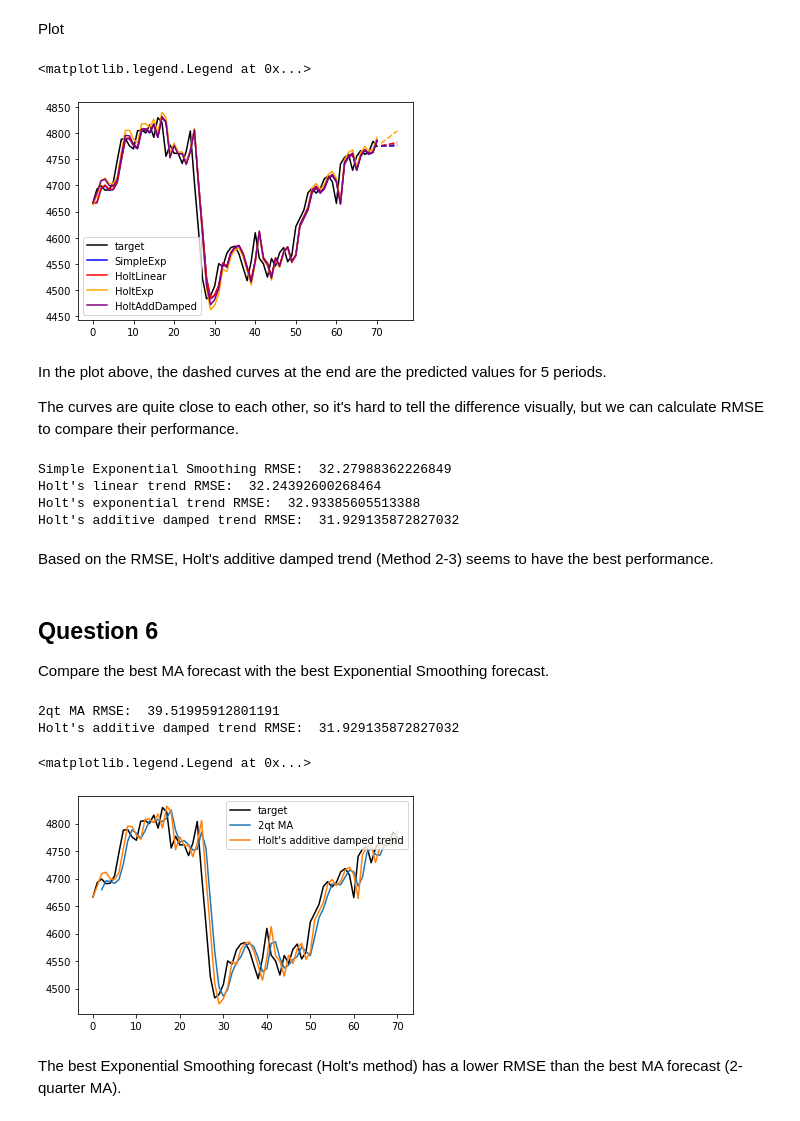
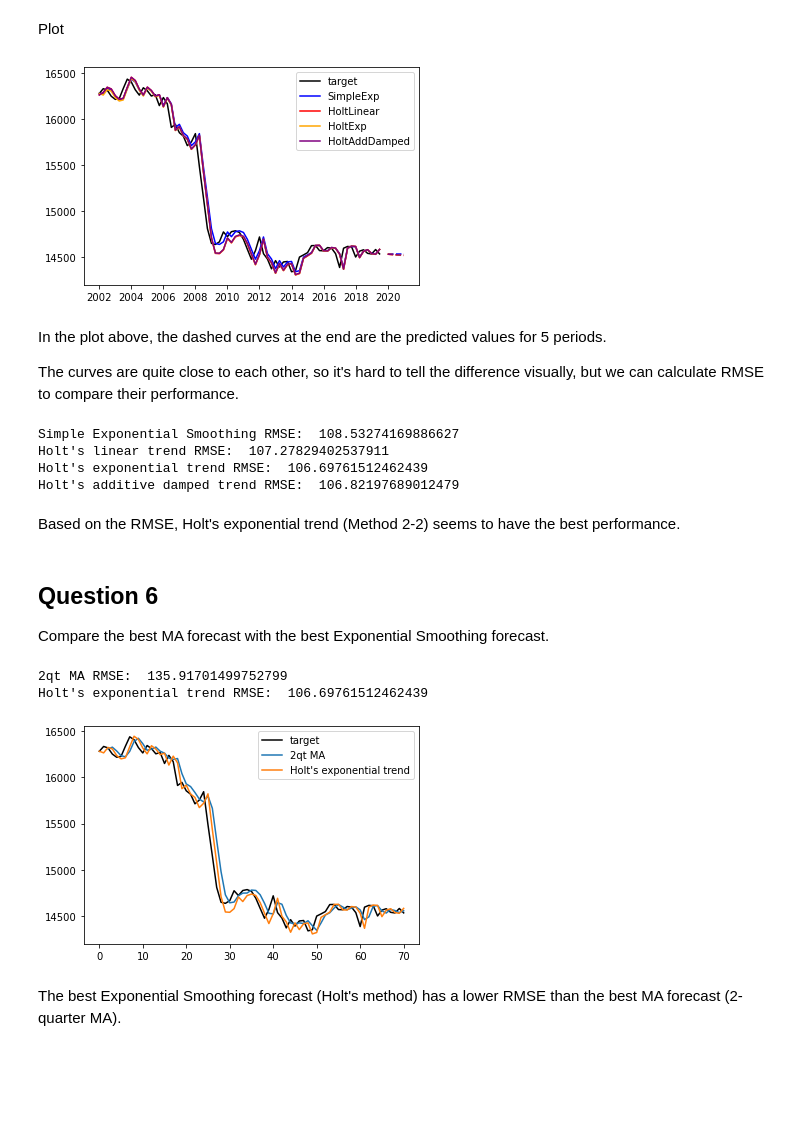
Before and after one commit to YichengShen/forecast, a Jupyter notebook: notebooks/02_pset2.ipynb, the cells around one changed output. Cells and saved outputs as stored; diff of their text form; code cells hidden in the pictures; blank space fills up the shorter version.

```diff
--- a/notebooks/02_pset2.ipynb
+++ b/notebooks/02_pset2.ipynb
@@ -295,69 +305,76 @@ pred_simple = fit_simple.forecast(5)
 # %% [markdown]
 ### Method 2-1: Holt's linear trend
 # %%
-fit_holt_1 = Holt(df['GDP_SA_REAL_MA'], initialization_method="estimated").fit()
+fit_holt_1 = Holt(df['PER_CAP_REAL_SA_GDP_MA'], initialization_method="estimated").fit()
 pred_holt_1 = fit_holt_1.forecast(5)
 # %% [markdown]
 ### Method 2-2: Holt's exponential trend
 # %%
-fit_holt_2 = Holt(df['GDP_SA_REAL_MA'], exponential=True, initialization_method="estimated").fit()
+fit_holt_2 = Holt(df['PER_CAP_REAL_SA_GDP_MA'], exponential=True, initialization_method="estimated").fit()
 pred_holt_2 = fit_holt_2.forecast(5)
 # %% [markdown]
 ### Method 2-3: Holt's additive damped trend
 # %%
-fit_holt_3 = Holt(df['GDP_SA_REAL_MA'], damped_trend=True, initialization_method="estimated").fit()
+fit_holt_3 = Holt(df['PER_CAP_REAL_SA_GDP_MA'], damped_trend=True, initialization_method="estimated").fit()
 pred_holt_3 = fit_holt_3.forecast(5)
 # %% [markdown]
 Plot
+# %%
+import datetime
+dates_pred = (pd.date_range(pd.to_datetime('2019-10-01'),
+                   pd.to_datetime('2021-01-01') + pd.offsets.QuarterBegin(1), freq='Q')
+      .strftime('%Y-%m-%d')
+      .tolist())
+dates_pred = [datetime.datetime.strptime(d, '%Y-%m-%d') for d in dates_pred]
 # %%
 plt.figure()
-plt.plot(df['GDP_SA_REAL_MA'], color='black', label='target')
-plt.plot(fit_simple.fittedvalues, color='blue', label='SimpleExp')
-line1, = plt.plot(pred_simple, linestyle='dashed', color='blue')
-plt.plot(fit_holt_1.fittedvalues, color='red', label="HoltLinear")
-line2, = plt.plot(pred_holt_1, linestyle='dashed', color='red')
-plt.plot(fit_holt_2.fittedvalues, color='orange', label="HoltExp")
-line3, = plt.plot(pred_holt_2, linestyle='dashed', color='orange')
-plt.plot(fit_holt_3.fittedvalues, color='purple', label="HoltAddDamped")
-line4, = plt.plot(pred_holt_3, linestyle='dashed', color='purple')
-plt.legend(loc="lower left")
+plt.plot(df['DATE'], df['PER_CAP_REAL_SA_GDP_MA'], color='black', label='target')
+plt.plot(df['DATE'], fit_simple.fittedvalues, color='blue', label='SimpleExp')
+line1, = plt.plot(dates_pred, pred_simple, linestyle='dashed', color='blue')
+plt.plot(df['DATE'], fit_holt_1.fittedvalues, color='red', label="HoltLinear")
+line2, = plt.plot(dates_pred, pred_holt_1, linestyle='dashed', color='red')
+plt.plot(df['DATE'], fit_holt_2.fittedvalues, color='orange', label="HoltExp")
+line3, = plt.plot(dates_pred, pred_holt_2, linestyle='dashed', color='orange')
+plt.plot(df['DATE'], fit_holt_3.fittedvalues, color='purple', label="HoltAddDamped")
+line4, = plt.plot(dates_pred, pred_holt_3, linestyle='dashed', color='purple')
+plt.legend(loc="upper right")
+plt.show()
 # %% [output]
-<matplotlib.legend.Legend at 0x...>
-[figure, old version]
+[figure, new version]
 # %% [markdown]
 In the plot above, the dashed curves at the end are the predicted values for 5 periods.
 
 The curves are quite close to each other, so it's hard to tell the difference visually, but we can calculate RMSE to compare their performance.
 # %%
-print("Simple Exponential Smoothing RMSE: ", ma.rmse(0, predicted=fit_simple.fittedvalues, target=df['GDP_SA_REAL_MA']))
-print("Holt's linear trend RMSE: ", ma.rmse(0, predicted=fit_holt_1.fittedvalues, target=df['GDP_SA_REAL_MA']))
-print("Holt's exponential trend RMSE: ", ma.rmse(0, predicted=fit_holt_2.fittedvalues, target=df['GDP_SA_REAL_MA']))
-print("Holt's additive damped trend RMSE: ", ma.rmse(0, predicted=fit_holt_3.fittedvalues, target=df['GDP_SA_REAL_MA']))
+print("Simple Exponential Smoothing RMSE: ", ma.rmse(0, predicted=fit_simple.fittedvalues, target=df['PER_CAP_REAL_SA_GDP_MA']))
+print("Holt's linear trend RMSE: ", ma.rmse(0, predicted=fit_holt_1.fittedvalues, target=df['PER_CAP_REAL_SA_GDP_MA']))
+print("Holt's exponential trend RMSE: ", ma.rmse(0, predicted=fit_holt_2.fittedvalues, target=df['PER_CAP_REAL_SA_GDP_MA']))
+print("Holt's additive damped trend RMSE: ", ma.rmse(0, predicted=fit_holt_3.fittedvalues, target=df['PER_CAP_REAL_SA_GDP_MA']))
 # %% [output]
-Simple Exponential Smoothing RMSE:  32.27988362226849
-Holt's linear trend RMSE:  32.24392600268464
-Holt's exponential trend RMSE:  32.93385605513388
-Holt's additive damped trend RMSE:  31.929135872827032
+Simple Exponential Smoothing RMSE:  108.53274169886627
+Holt's linear trend RMSE:  107.27829402537911
+Holt's exponential trend RMSE:  106.69761512462439
+Holt's additive damped trend RMSE:  106.82197689012479
 # %% [markdown]
-Based on the RMSE, Holt's additive damped trend (Method 2-3) seems to have the best performance.
+Based on the RMSE, Holt's exponential trend (Method 2-2) seems to have the best performance.
 # %% [markdown]
 ## Question 6
 
 Compare the best MA forecast with the best Exponential Smoothing forecast.
 # %%
-print("2qt MA RMSE: ", ma.rmse(n_month=2, predicted=df['MA_2qt'], target=df['GDP_SA_REAL_MA']))
-print("Holt's additive damped trend RMSE: ", ma.rmse(0, predicted=fit_holt_3.fittedvalues, target=df['GDP_SA_REAL_MA']))
+print("2qt MA RMSE: ", ma.rmse(n_month=2, predicted=df['MA_2qt'], target=df['PER_CAP_REAL_SA_GDP_MA']))
+print("Holt's exponential trend RMSE: ", ma.rmse(0, predicted=fit_holt_2.fittedvalues, target=df['PER_CAP_REAL_SA_GDP_MA']))
 # %% [output]
-2qt MA RMSE:  39.51995912801191
-Holt's additive damped trend RMSE:  31.929135872827032
+2qt MA RMSE:  135.91701499752799
+Holt's exponential trend RMSE:  106.69761512462439
 # %%
 plt.figure()
-plt.plot(df['GDP_SA_REAL_MA'], color='black', label='target')
+plt.plot(df['PER_CAP_REAL_SA_GDP_MA'], color='black', label='target')
 plt.plot(df['MA_2qt'][2:], label='2qt MA')
-plt.plot(fit_holt_3.fittedvalues, label="Holt's additive damped trend")
+plt.plot(fit_holt_2.fittedvalues, label="Holt's exponential trend")
 plt.legend(loc="upper right")
+plt.show()
 # %% [output]
-<matplotlib.legend.Legend at 0x...>
-[figure, old version]
+[figure, new version]
 # %% [markdown]
 The best Exponential Smoothing forecast (Holt's method) has a lower RMSE than the best MA forecast (2-quarter MA).
```
Also changed, not shown: parts of 21 cells of this notebook, 1 other file.
